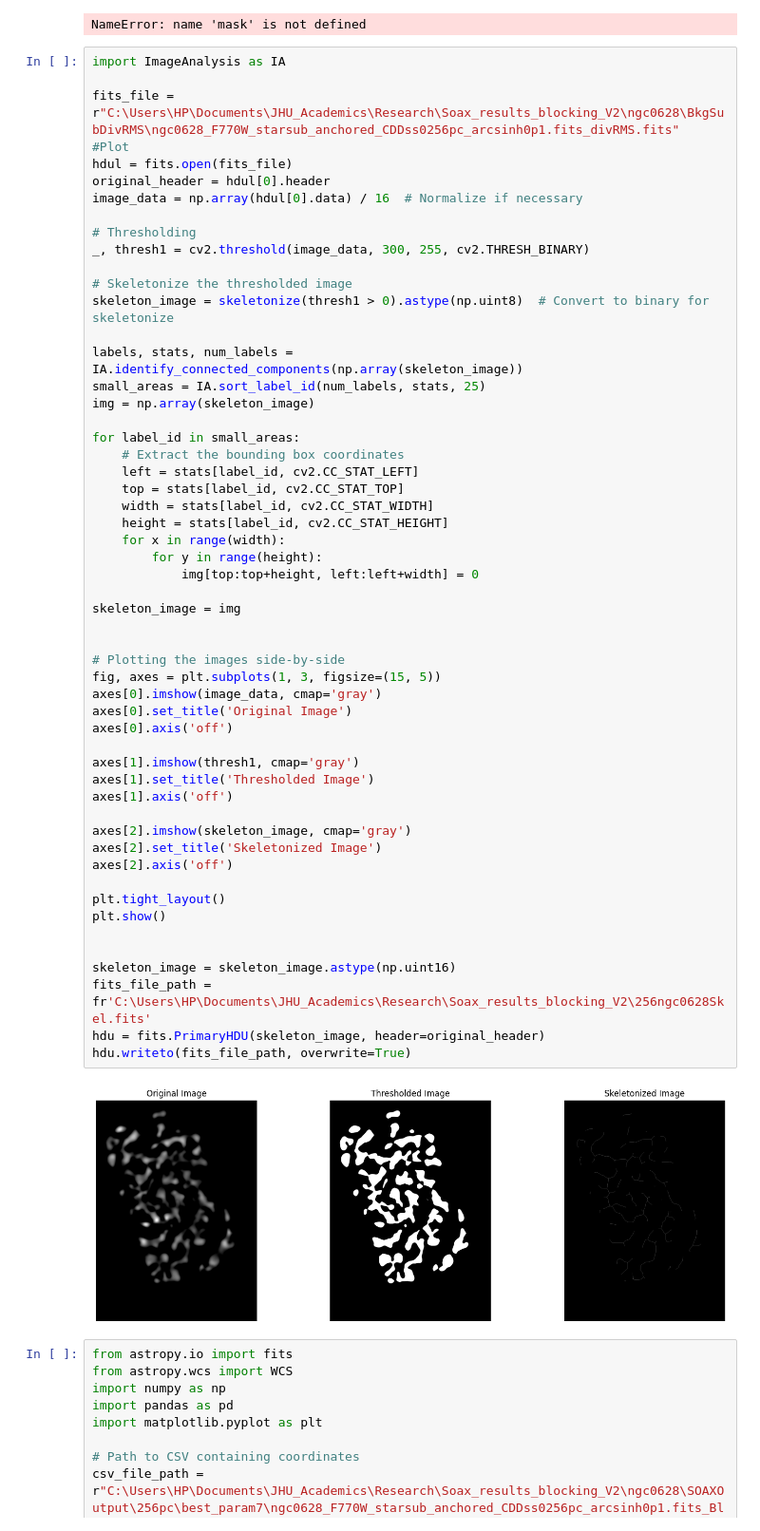
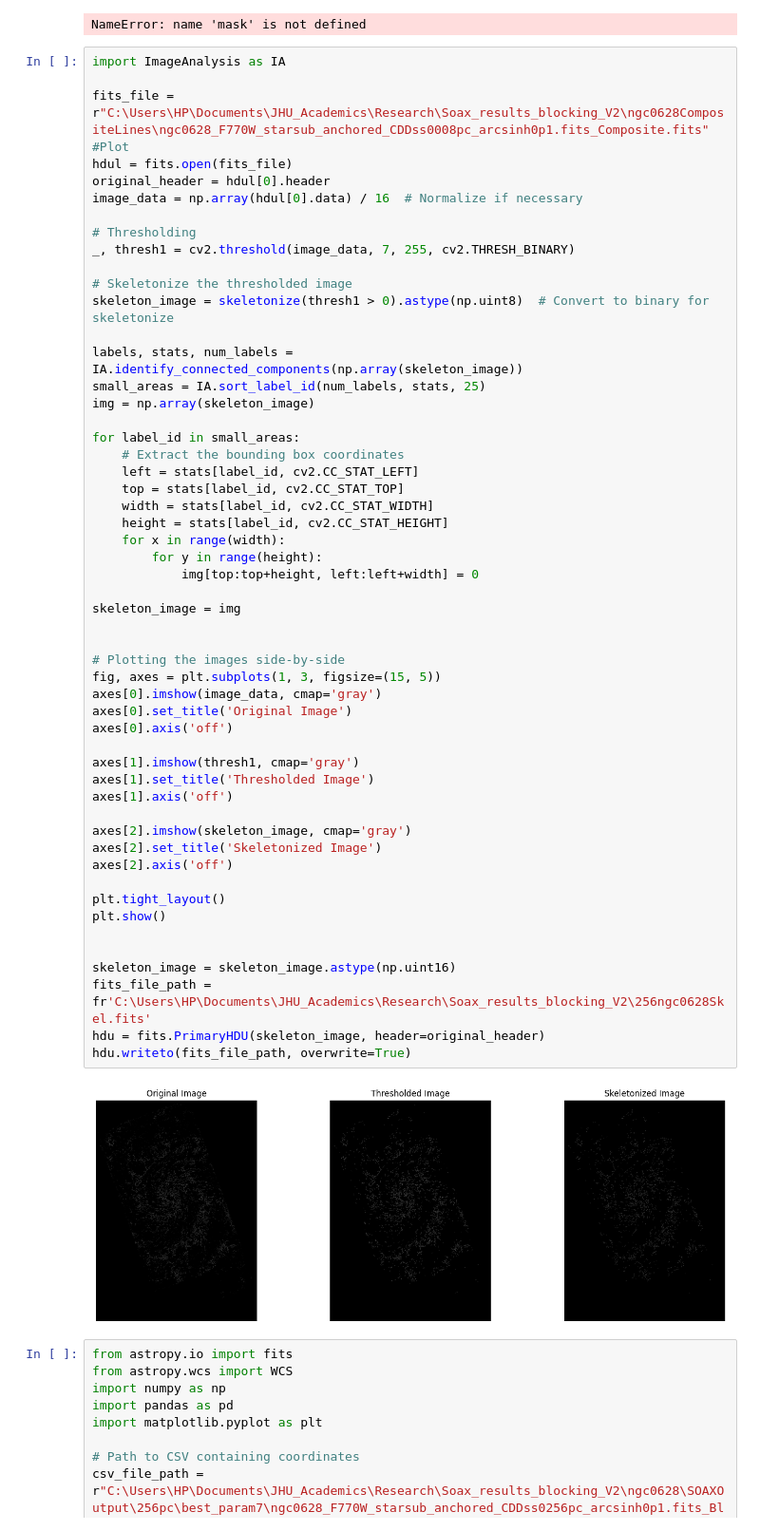
Before and after one commit to JHoffmann12/PHANGSDustFill, a Jupyter notebook: Identification/FilamentIdentification.ipynb, the cells around one changed output. Shown: that part at 95% size. Cells and saved outputs as stored; diff of their text form.

```diff
--- a/Identification/FilamentIdentification.ipynb
+++ b/Identification/FilamentIdentification.ipynb
@@ -150,14 +150,14 @@ NameError: name 'mask' is not defined
 # %%
 import ImageAnalysis as IA
 
-fits_file = r"C:\Users\HP\Documents\JHU_Academics\Research\Soax_results_blocking_V2\ngc0628\BkgSubDivRMS\ngc0628_F770W_starsub_anchored_CDDss0256pc_arcsinh0p1.fits_divRMS.fits"
+fits_file = r"C:\Users\HP\Documents\JHU_Academics\Research\Soax_results_blocking_V2\ngc0628CompositeLines\ngc0628_F770W_starsub_anchored_CDDss0008pc_arcsinh0p1.fits_Composite.fits"
 #Plot
 hdul = fits.open(fits_file)
 original_header = hdul[0].header
 image_data = np.array(hdul[0].data) / 16  # Normalize if necessary
 
 # Thresholding
-_, thresh1 = cv2.threshold(image_data, 300, 255, cv2.THRESH_BINARY)
+_, thresh1 = cv2.threshold(image_data, 7, 255, cv2.THRESH_BINARY)
 
 # Skeletonize the thresholded image
 skeleton_image = skeletonize(thresh1 > 0).astype(np.uint8)  # Convert to binary for skeletonize
@@ -175,34 +175,34 @@ for label_id in small_areas:
     for x in range(width):
         for y in range(height):
             img[top:top+height, left:left+width] = 0
 
 skeleton_image = img
 
 
 # Plotting the images side-by-side
 fig, axes = plt.subplots(1, 3, figsize=(15, 5))
 axes[0].imshow(image_data, cmap='gray')
 axes[0].set_title('Original Image')
 axes[0].axis('off')
 
 axes[1].imshow(thresh1, cmap='gray')
 axes[1].set_title('Thresholded Image')
 axes[1].axis('off')
 
 axes[2].imshow(skeleton_image, cmap='gray')
 axes[2].set_title('Skeletonized Image')
 axes[2].axis('off')
 
 plt.tight_layout()
 plt.show()
 
 
 skeleton_image = skeleton_image.astype(np.uint16)
 fits_file_path =  fr'C:\Users\HP\Documents\JHU_Academics\Research\Soax_results_blocking_V2\256ngc0628Skel.fits'
 hdu = fits.PrimaryHDU(skeleton_image, header=original_header)
 hdu.writeto(fits_file_path, overwrite=True)
 # %% [output]
-[figure, old version]
+[figure, new version]
 # %%
 from astropy.io import fits
 from astropy.wcs import WCS
```
Also changed, not shown: 9 other files.
